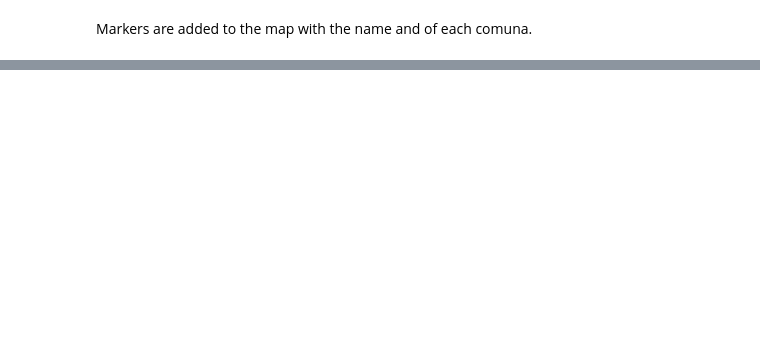
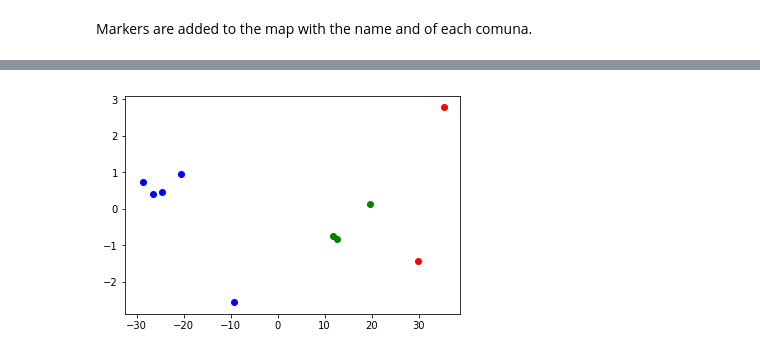
Before and after one commit to hugo-marquez/Coursera_Capstone, a Jupyter notebook: Medellin_Capstone.ipynb, the cells around one changed output, grey strips where cells are left out. Saved outputs shown, nothing was run; the diff lists cells and outputs as text; code cells hidden in the pictures; blank space fills up the shorter version.

```diff
--- a/Medellin_Capstone.ipynb
+++ b/Medellin_Capstone.ipynb
@@ -263,0 +979,20 @@ mde_map
+# %%
+km = KMeans(
+    n_clusters=3, init='random',
+    n_init=10, max_iter=300,
+    tol=1e-04, random_state=0
+)
+
+y_km = km.fit_predict(pca_2d)
+# %%
+colors=['r', 'b', 'g', 'k', 'c', 'm', 'y']
+
+i=0
+for point in pca_2d:
+    x = y_km[i]
+    plt.scatter(point[0], point[1], color=colors[x])
+    i+=1
+
+plt.show()
+# %% [output]
+[figure, added]
```
Also changed, not shown: parts of 80 cells of this notebook.
